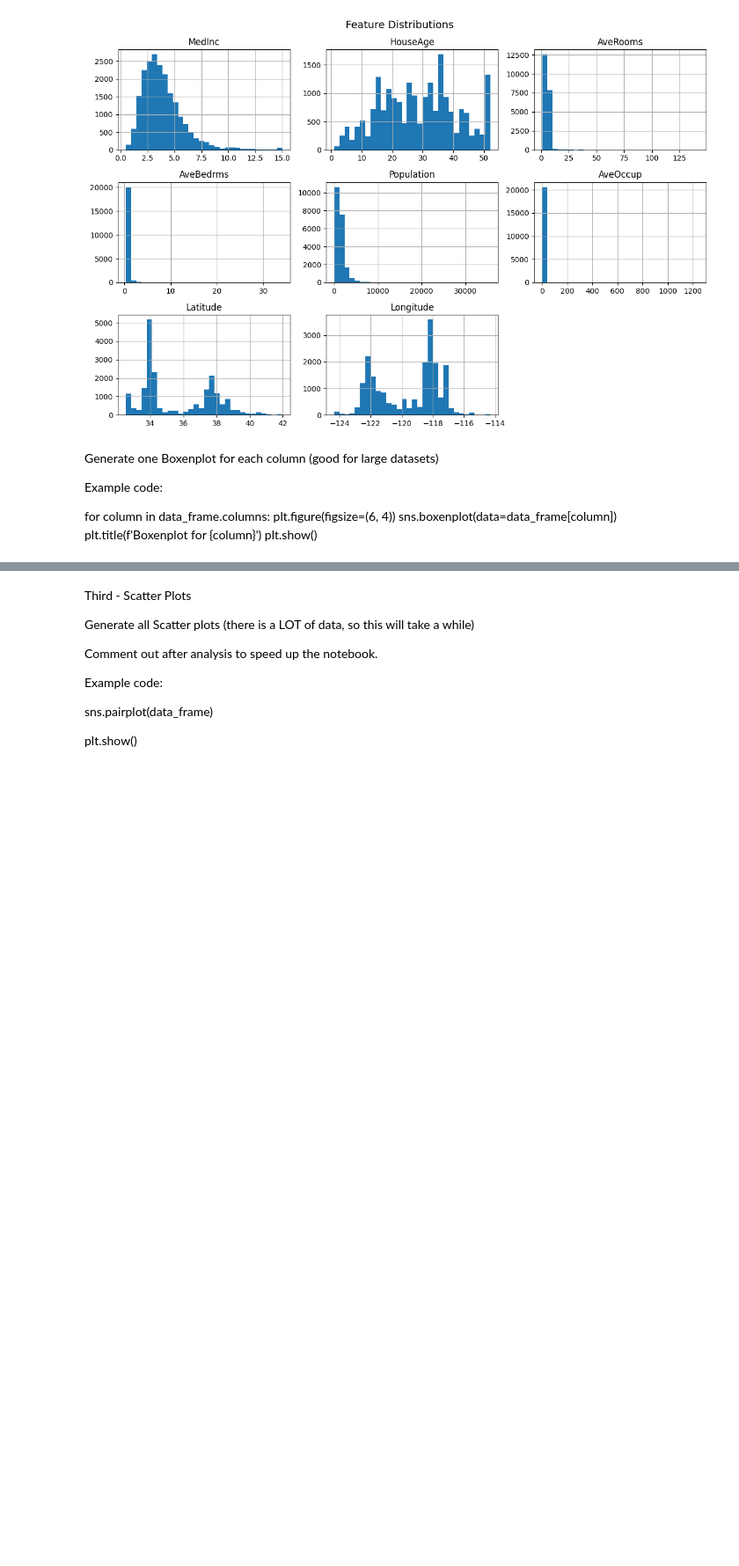
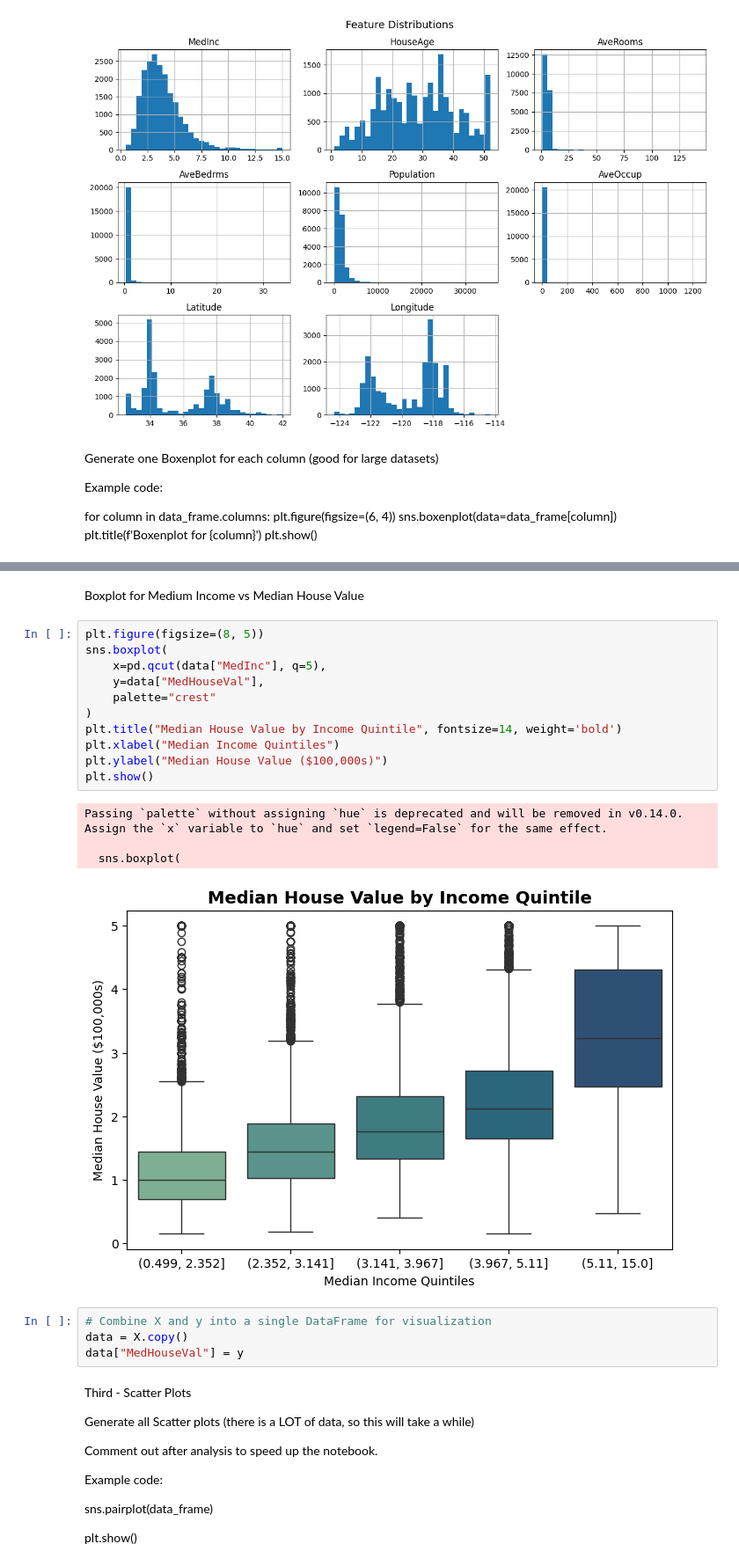
Before and after one commit to 14dstcyr/applied-ml-dstcyr, a Jupyter notebook: notebooks/project01/ml01_fixed.ipynb, the cells around one changed output, grey strips where cells are left out. Shown at 88% size. Saved outputs shown, nothing was run; the diff lists cells and outputs as text; blank space fills up the shorter version.

```diff
--- a/notebooks/project01/ml01_fixed.ipynb
+++ b/notebooks/project01/ml01_fixed.ipynb
@@ -198,3 +200,25 @@ plt.show()
+# %% [markdown]
+Boxplot for Medium Income vs Median House Value
+# %%
+plt.figure(figsize=(8, 5))
+sns.boxplot(
+    x=pd.qcut(data["MedInc"], q=5),
+    y=data["MedHouseVal"],
+    palette="crest"
+)
+plt.title("Median House Value by Income Quintile", fontsize=14, weight='bold')
+plt.xlabel("Median Income Quintiles")
+plt.ylabel("Median House Value ($100,000s)")
+plt.show()
+# %% [output]
+Passing `palette` without assigning `hue` is deprecated and will be removed in v0.14.0. Assign the `x` variable to `hue` and set `legend=False` for the same effect.
+
+  sns.boxplot(
+[figure, added]
+# %%
+# Combine X and y into a single DataFrame for visualization
+data = X.copy()
+data["MedHouseVal"] = y
 # %% [markdown]
 Third - Scatter Plots
 
```
Also changed, not shown: parts of 5 cells of this notebook.
